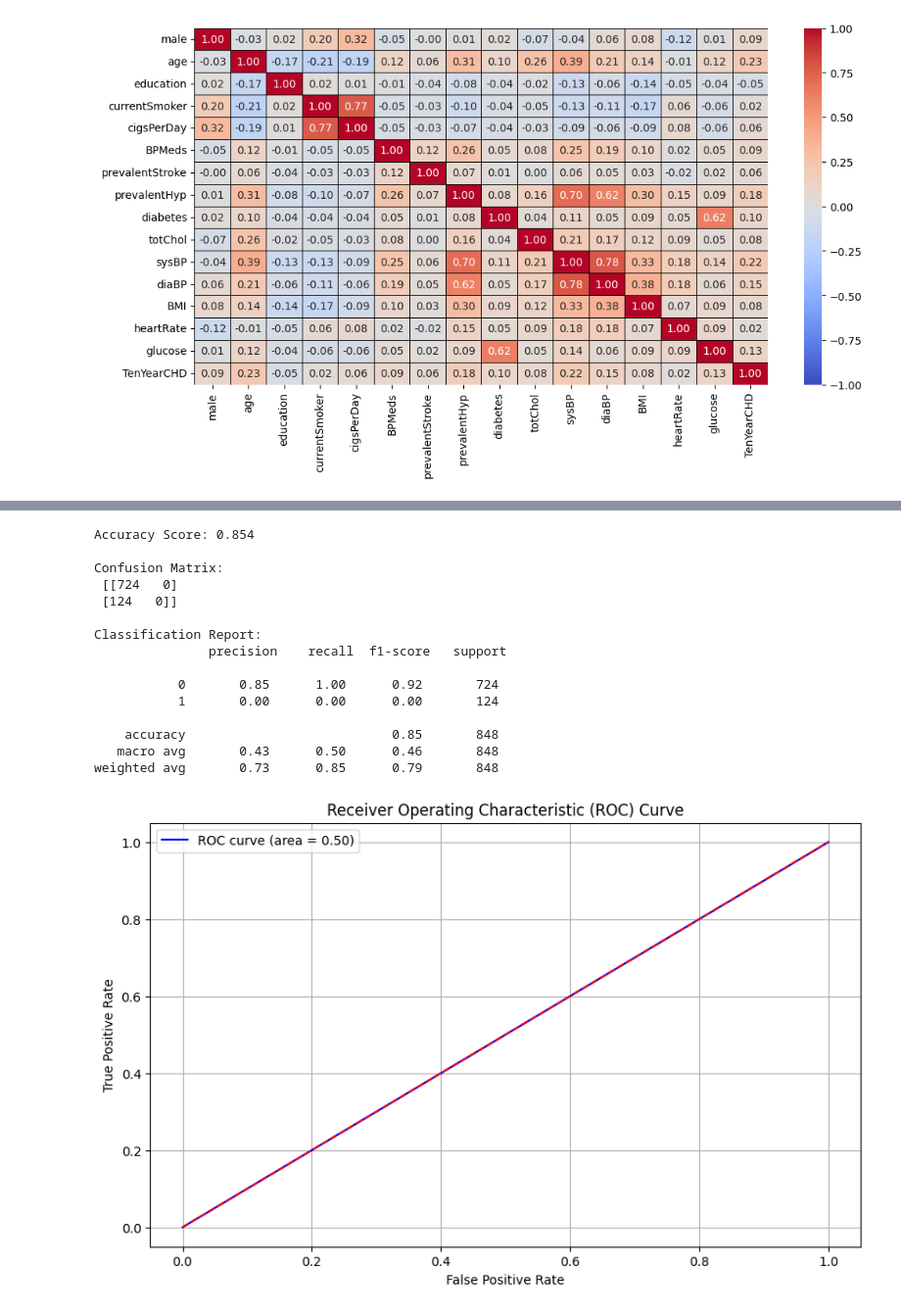
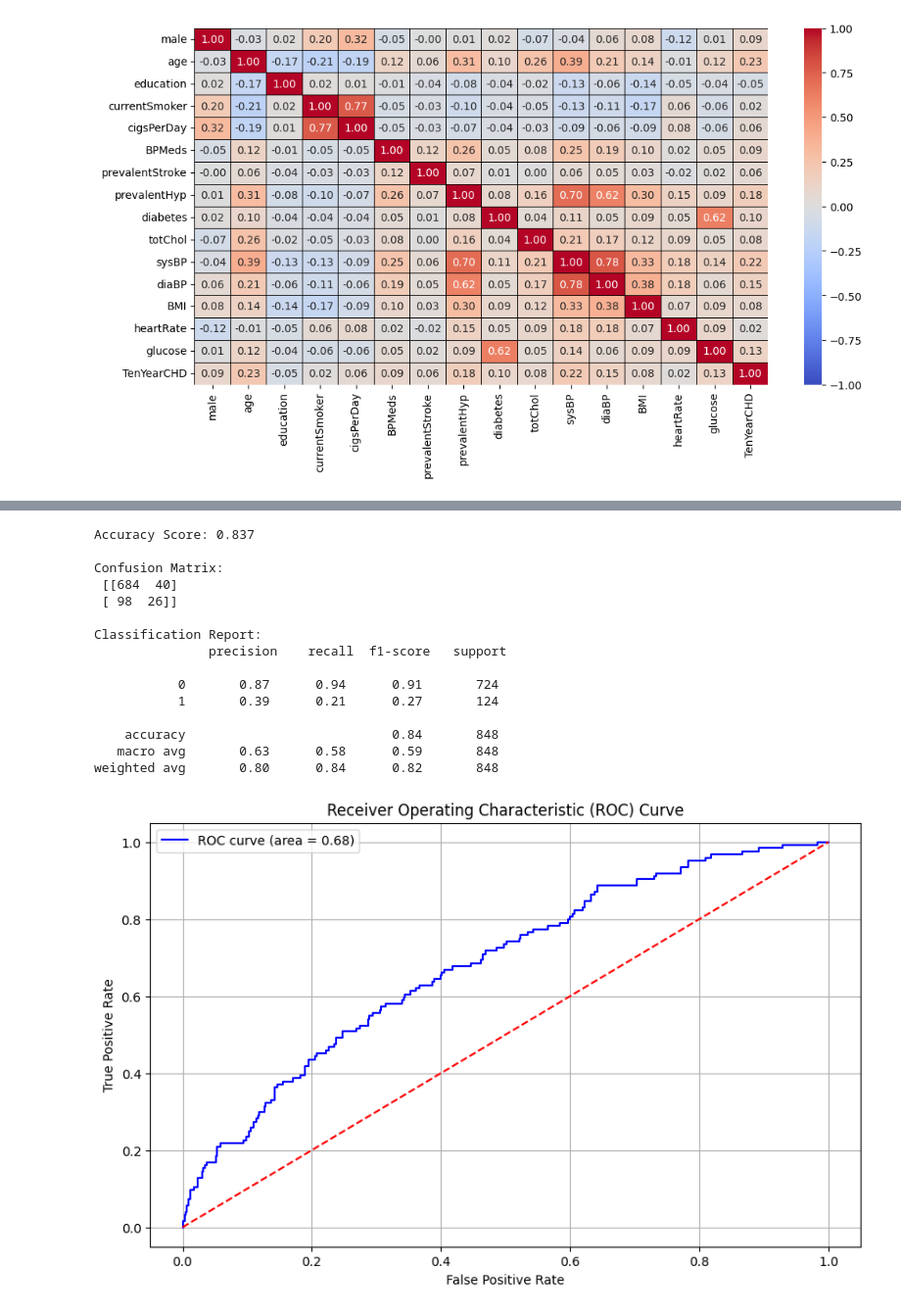
Before and after one commit to muh-imadudin/JupyterLab, a Jupyter notebook: Heart Disease/code_NN.ipynb, the cells around one changed output, grey strips where cells are left out. Shown: that part at 98% size. Cells and saved outputs as stored; diff of their text form; code cells hidden in the pictures.

```diff
--- a/Heart Disease/code_NN.ipynb
+++ b/Heart Disease/code_NN.ipynb
@@ -153,16 +153,16 @@ pipeline = Pipeline(steps=[
     ('classifier', KerasClassifier(build_fn=create_model, epochs=50, batch_size=32, verbose=0))
 ])
 
-param_grid = {
-    'classifier__model__learning_rate': [0.01, 0.1],
-    'classifier__model__neuron': [32, 64, 128],
-    'classifier__epochs': [50, 100],
-    'classifier__batch_size': [16, 32],
-}
+# param_grid = {
+#     'classifier__model__learning_rate': [0.01, 0.1],
+#     'classifier__model__neuron': [32, 64, 128],
+#     'classifier__epochs': [50, 100],
+#     'classifier__batch_size': [16, 32],
+# }
 
-grid_search = GridSearchCV(pipeline, param_grid, cv=3, scoring='accuracy', verbose=1, n_jobs=-1)
+# grid_search = GridSearchCV(pipeline, param_grid, cv=3, scoring='accuracy', verbose=1, n_jobs=-1)
 
-grid_search.fit(X_train, y_train)
+pipeline.fit(X_train, y_train)
 
-print(f"Best parameters: {grid_search.best_params_}")
+# print(f"Best parameters: {pipeline.best_params_}")
 # %% [output]
@@ -171,41 +187,41 @@ Best parameters: {'classifier__batch_size': 16, 'classifier__epochs': 50, 'class
 # %%
 from sklearn.metrics import classification_report, confusion_matrix, accuracy_score
 
-y_pred = grid_search.predict(X_test)
+y_pred = pipeline.predict(X_test)
 
 print(f"Accuracy Score: {accuracy_score(y_test, y_pred):.3f}\n")
 print(f"Confusion Matrix:\n {confusion_matrix(y_test, y_pred)}\n")
 print(f"Classification Report:\n {classification_report(y_test, y_pred)}\n")
 # %% [output]
-Accuracy Score: 0.854
+Accuracy Score: 0.837
 
 Confusion Matrix:
- [[724   0]
- [124   0]]
+ [[684  40]
+ [ 98  26]]
 
 Classification Report:
                precision    recall  f1-score   support
 
-           0       0.85      1.00      0.92       724
-           1       0.00      0.00      0.00       124
+           0       0.87      0.94      0.91       724
+           1       0.39      0.21      0.27       124
 
-    accuracy                           0.85       848
-   macro avg       0.43      0.50      0.46       848
-weighted avg       0.73      0.85      0.79       848
+    accuracy                           0.84       848
+   macro avg       0.63      0.58      0.59       848
+weighted avg       0.80      0.84      0.82       848
 # %%
 from sklearn.metrics import roc_curve, auc
 
-fpr, tpr, thresholds = roc_curve(y_test, grid_search.predict_proba(X_test)[:, 1])
+fpr, tpr, thresholds = roc_curve(y_test, pipeline.predict_proba(X_test)[:, 1])
 roc_auc = auc(fpr, tpr)
 
 plt.figure(figsize=(10, 6))
 plt.plot(fpr, tpr, color='blue', label=f'ROC curve (area = {roc_auc:.2f})')
 plt.plot([0, 1], [0, 1], color='red', linestyle='--')
 plt.title('Receiver Operating Characteristic (ROC) Curve')
 plt.xlabel('False Positive Rate')
 plt.ylabel('True Positive Rate')
 plt.legend(loc='upper left')
 plt.grid()
 plt.show()
 # %% [output]
-[figure, old version]
+[figure, new version]
```
Also changed, not shown: parts of 1 cell of this notebook.
